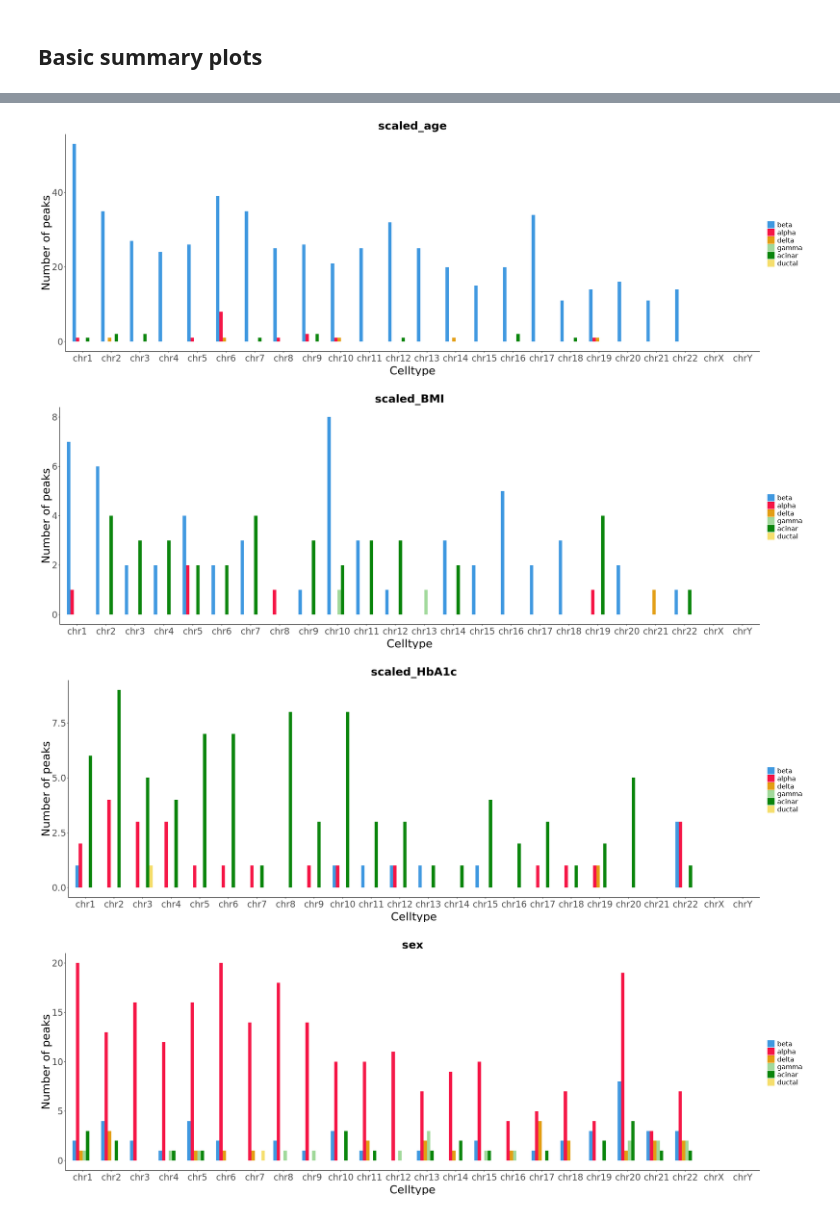
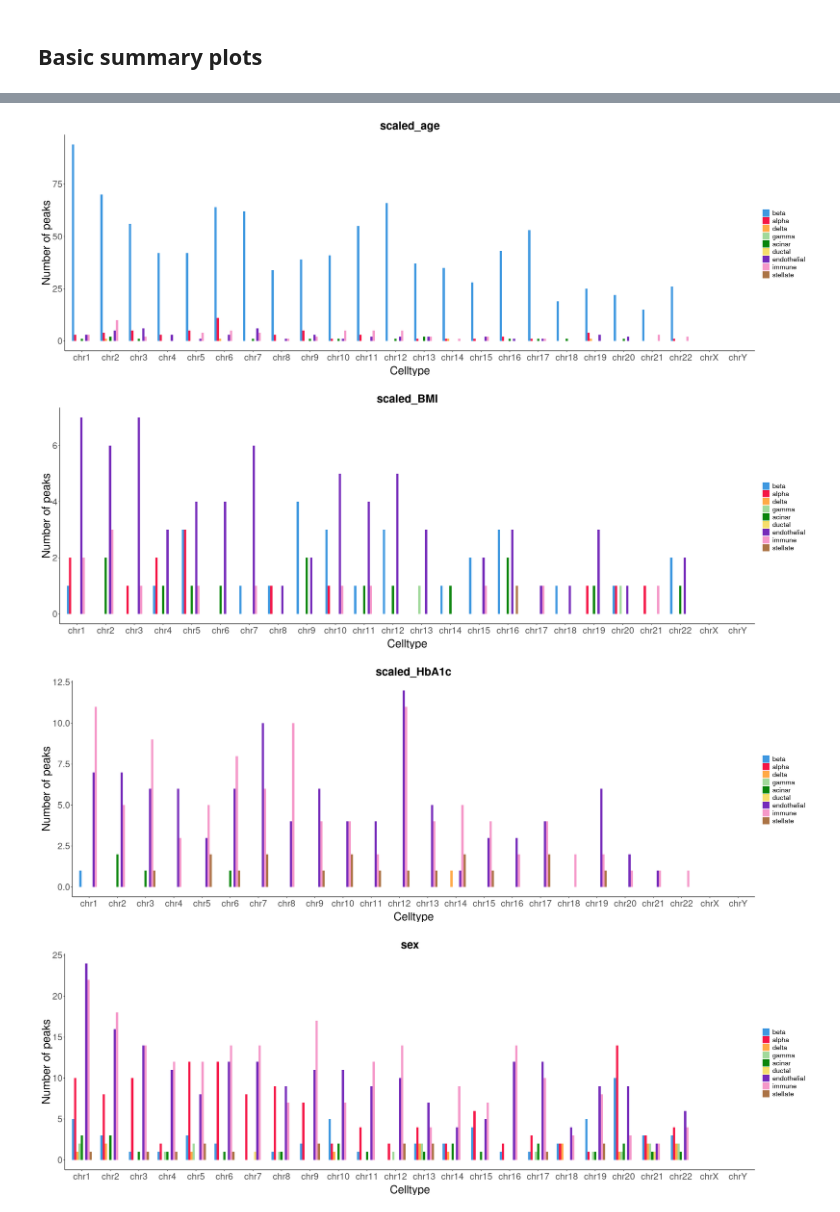
Before and after one commit to Gaulton-Lab/non-diabetic-islet-multiomics, a Jupyter notebook: code/2_Phenotype_associations/5a_ATAC_associations_combined.ipynb, the cells around one changed output, grey strips where cells are left out. Saved outputs shown, nothing was run; the diff lists cells and outputs as text; code cells hidden in the pictures.

```diff
--- a/code/2_Phenotype_associations/5a_ATAC_associations_combined.ipynb
+++ b/code/2_Phenotype_associations/5a_ATAC_associations_combined.ipynb
@@ -288,0 +235,16 @@ final dispersion estimates
+# %%
+#this takes longer to run than RNA (many more features to test), so gonna write a wrapper and parallelize by trait
+atac_deseq_wrapper <- function(var, fin_files, deseq_outdir, variables, add_variables, meta_fin){
+    # Make subdir in the outdir for the specific variable
+    outdir_var <- file.path(deseq_outdir, var)
+    dir.create(outdir_var, showWarnings = F)
+    out_prefix <- file.path(outdir_var, sprintf('ATAC_deseq.%s.',var))
+    log_fp <- file.path(deseq_outdir, sprintf('log_%s.txt', var))
+
+    # Set other metadata variables to include in functions
+    # removing HbA1c from other analyses for now since has NA values
+    other_vars <- c(variables[variables != var & variables != 'scaled_HbA1c'] ,add_variables)
+
+    # Run DESeq
+    run_deseq_one_main_variable_ATAC(fin_files, var, other_vars, meta_fin, out_prefix, log_fp, only_auto_peaks=TRUE, min_cells_per_sample=20)
+}
@@ -293,17 +314,17 @@ final dispersion estimates
 traits <- c('scaled_age', 'scaled_BMI', 'scaled_HbA1c', 'sex')
 
 summary_df <- data.frame()
-for(celltype in joint_celltypes){
+for(celltype in celltypes){
     num_sig <- c()
     for(trait in traits){
-        fp <- file.path(deseq_outdir,trait,sprintf('ATAC_deseq_v4.%s.%s.tsv',trait, celltype))
+        fp <- file.path(deseq_outdir,trait,sprintf('ATAC_deseq.%s.%s.tsv',trait, celltype))
         df <- read.table(fp, sep='\t', header=1)
         sig_peaks <- row.names(subset(df, padj<0.1))
         num_sig <- c(num_sig,length(sig_peaks))
     }
     summary_df <- rbind(summary_df, num_sig)
 }
-row.names(summary_df) <- joint_celltypes
+row.names(summary_df) <- celltypes
 colnames(summary_df) <- traits
 summary_df
 # %% [output]
@@ -329,7 +353,7 @@ summarize_DEGs <- function(deseq_outdir, variables, celltypes, plot_col, colors)
     for (prefix in prefixes){
         var <- str_split(prefix, '-')[[1]][1]
         cell <- str_split(prefix, '-')[[1]][2]
-        fp <- file.path(deseq_outdir, var, sprintf('ATAC_deseq_v4.%s.%s.tsv',var, cell))
+        fp <- file.path(deseq_outdir, var, sprintf('ATAC_deseq.%s.%s.tsv',var, cell))
         df <- read.table(fp, sep='\t', header=TRUE)
 
         # Collect summary information into a vector
@@ -377,7 +401,7 @@ summarize_DEGs_chroms_ATAC <- function(deseq_outdir, var, celltypes, ref_df, col
     test_list <- list()
 
     for (cell in celltypes){
-        fp <- file.path(deseq_outdir, var, sprintf('ATAC_deseq_v4.%s.%s.tsv',var, cell))
+        fp <- file.path(deseq_outdir, var, sprintf('ATAC_deseq.%s.%s.tsv',var, cell))
         df <- read.table(fp, sep='\t', header=TRUE)
         df_cut <- df[df$padj <= 0.1 & !is.na(df$padj),]
         #get chroms for each peak
@@ -430,11 +454,11 @@ summarize_DEGs(deseq_outdir, variables, joint_celltypes,'sig_genes', colors)
 # %%
 ref_df <- read.table('/nfs/lab/ABC/references/gene_coords.gencodev32.hg38.bed', sep='\t', header=FALSE)
 variables <- c('scaled_age', 'scaled_BMI', 'scaled_HbA1c', 'sex')
 for (var in variables){
-    summarize_DEGs_chroms_ATAC(deseq_outdir, var, joint_celltypes, ref_df, colors)
+    summarize_DEGs_chroms_ATAC(deseq_outdir, var, celltypes, ref_df, celltype_colors)
 }
 # %% [output]
-[figure, old version]
+[figure, new version]
-[figure, old version]
+[figure, new version]
-[figure, old version]
+[figure, new version]
-[figure, old version]
+[figure, new version]
```
Also changed, not shown: parts of 32 cells of this notebook, 12 other files.
